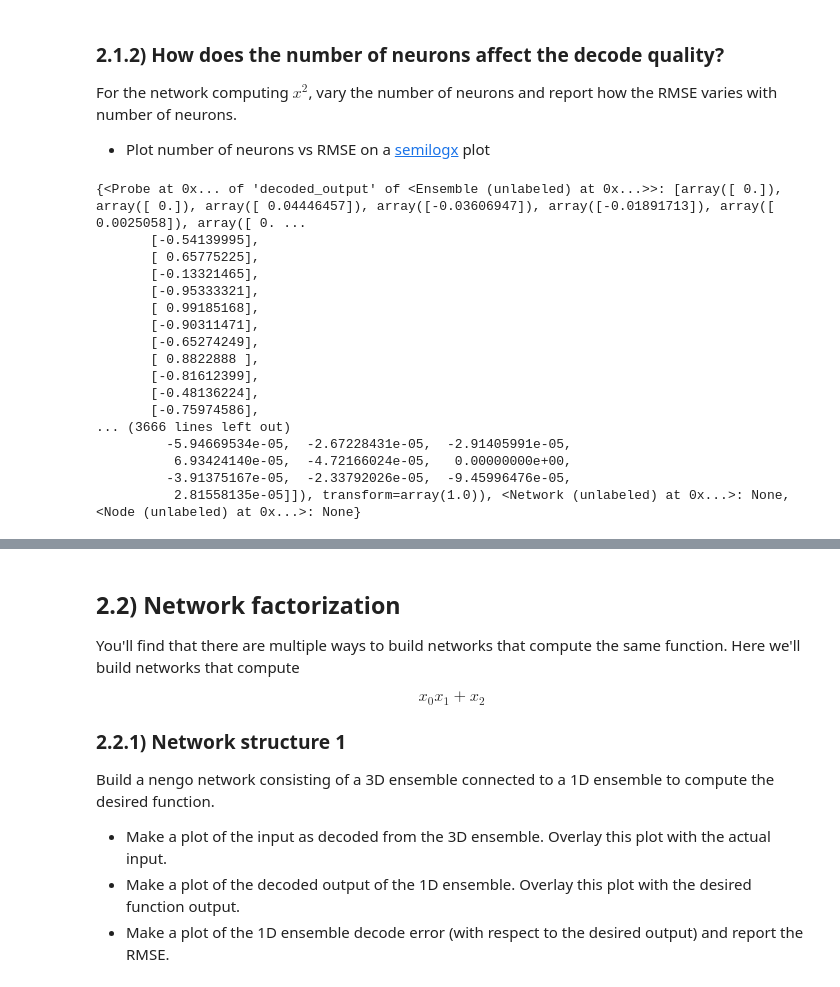
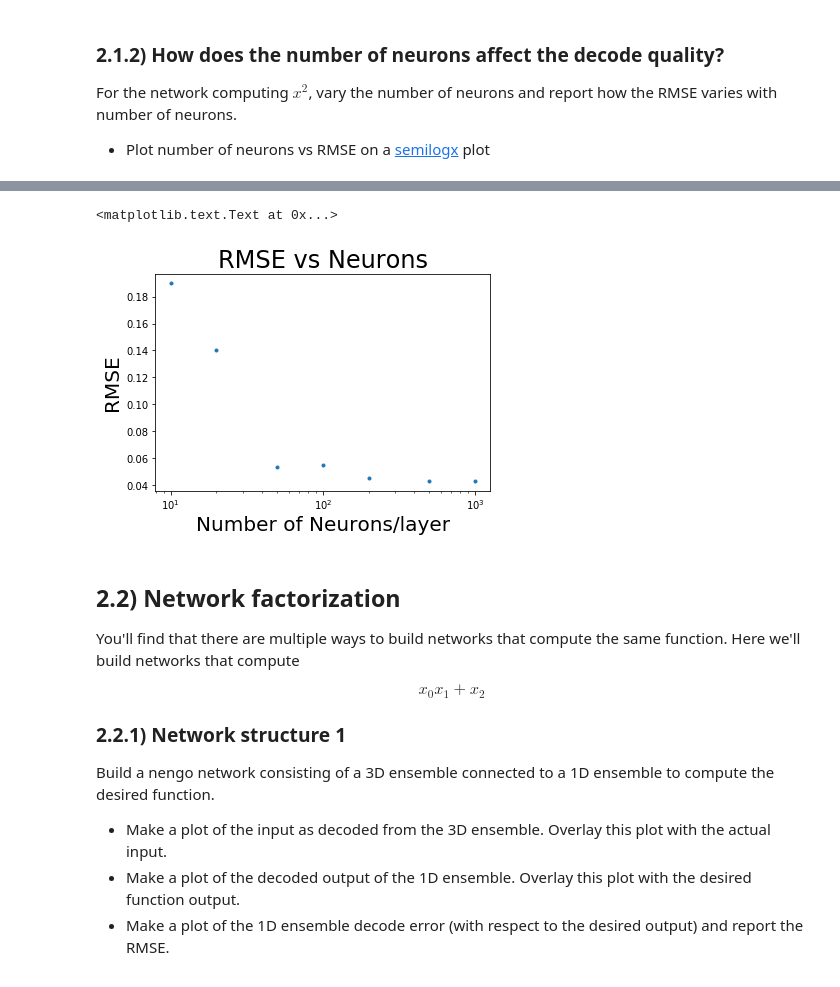
Before and after one commit to Quantumgame/EE207, a Jupyter notebook: Assignments/homework1-1/homework1/problem2.ipynb, the cells around one changed output, grey strips where cells are left out. Drawn from its saved outputs; the diff is of its cells as text; code cells hidden in the pictures.

```diff
--- a/Assignments/homework1-1/homework1/problem2.ipynb
+++ b/Assignments/homework1-1/homework1/problem2.ipynb
@@ -111,26 +142,6 @@ KeyError: <Probe at 0x... of 'decoded_output' of <Ensemble (unlabeled) at 0x...>
 ### 2.1.2) How does the number of neurons affect the decode quality?
 For the network computing $x^2$, vary the number of neurons and report how the RMSE varies with number of neurons.
  - Plot number of neurons vs RMSE on a [semilogx](http://matplotlib.org/api/pyplot_api.html?highlight=semilogx#matplotlib.pyplot.semilogx) plot
-# %%
-sim1.data
-# %% [output]
-{<Probe at 0x... of 'decoded_output' of <Ensemble (unlabeled) at 0x...>>: [array([ 0.]), array([ 0.]), array([ 0.04446457]), array([-0.03606947]), array([-0.01891713]), array([ 0.0025058]), array([ 0. ...
-       [-0.54139995],
-       [ 0.65775225],
-       [-0.13321465],
-       [-0.95333321],
-       [ 0.99185168],
-       [-0.90311471],
-       [-0.65274249],
-       [ 0.8822888 ],
-       [-0.81612399],
-       [-0.48136224],
-       [-0.75974586],
-... (3666 lines left out)
-         -5.94669534e-05,  -2.67228431e-05,  -2.91405991e-05,
-          6.93424140e-05,  -4.72166024e-05,   0.00000000e+00,
-         -3.91375167e-05,  -2.33792026e-05,  -9.45996476e-05,
-          2.81558135e-05]]), transform=array(1.0)), <Network (unlabeled) at 0x...>: None, <Node (unlabeled) at 0x...>: None}
 # %%
 # Use the following in your simulation
 T = 1.  # duration of simulation
@@ -138,6 +149,32 @@ tau_ens_probe = .01  # Use this as the synapse parameter when creating Probes of
 in_fun = lambda t: np.sin(2*np.pi*t)  # input function to your network
 Ns = [10, 20, 50, 100, 200, 500, 1000]  # Number of neurons in each Ensemble to test
 
+RMSEs = []
+for N in Ns:
+    model = nengo.Network()
+    with model:
+        inp = nengo.Node(in_fun)
+        ens1 = nengo.Ensemble(n_neurons=N,
+                        dimensions = 1
+                        )
+        ens2 = nengo.Ensemble(n_neurons=N,
+                    dimensions = 1
+                    )
 
-# YOUR CODE HERE
-raise NotImplementedError()
+        probe = nengo.Probe(ens2,
+                             synapse=tau_ens_probe
+                            )
+        probe_in = nengo.Probe(inp, synapse=tau_ens_probe)
+        nengo.Connection(inp, ens1)
+        nengo.Connection(ens1, ens2, function = lambda x: x**2)
+
+        with nengo.Simulator(model) as sim:
+            sim.run(T)
+        RMSE = compute_rmse(sim.data[probe], sim.data[probe_in]**2)
+        RMSEs.append(RMSE)
+
+plt.semilogx(Ns, RMSEs, '.')
+plt.xlabel('Number of Neurons/layer')
+plt.ylabel('RMSE')
+plt.title('RMSE vs Neurons')
+# %% [output]
@@ -144,3 +195,5 @@ raise NotImplementedError()
+<matplotlib.text.Text at 0x...>
+[figure, added]
 # %% [markdown]
 ## 2.2) Network factorization
 You'll find that there are multiple ways to build networks that compute the same function. Here we'll build networks that compute
```
Also changed, not shown: parts of 6 cells of this notebook, 2 other files.
